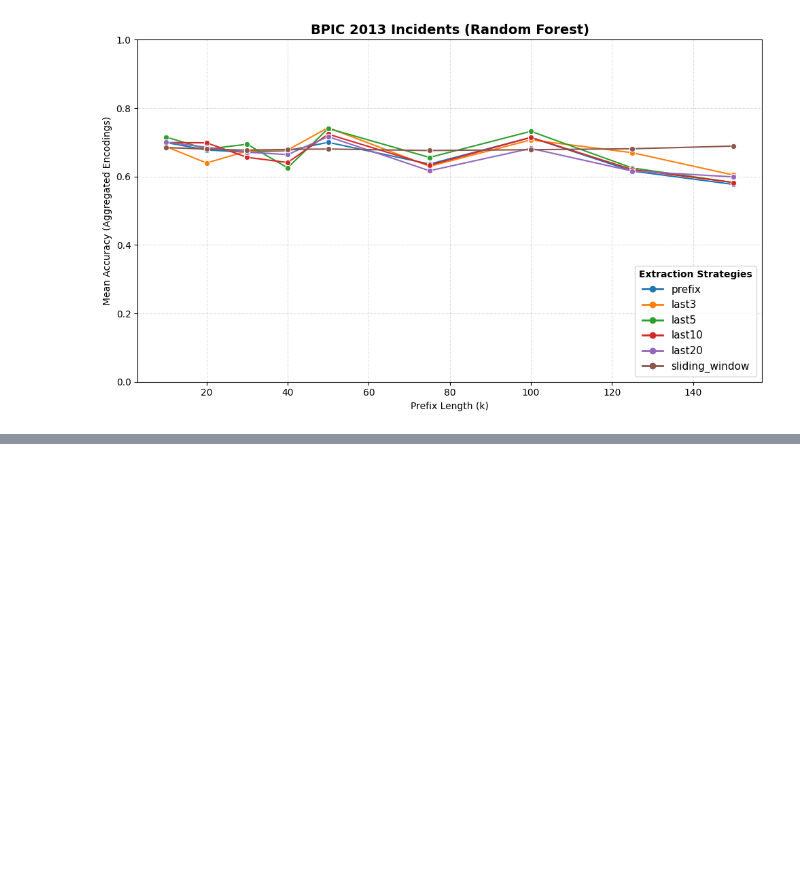
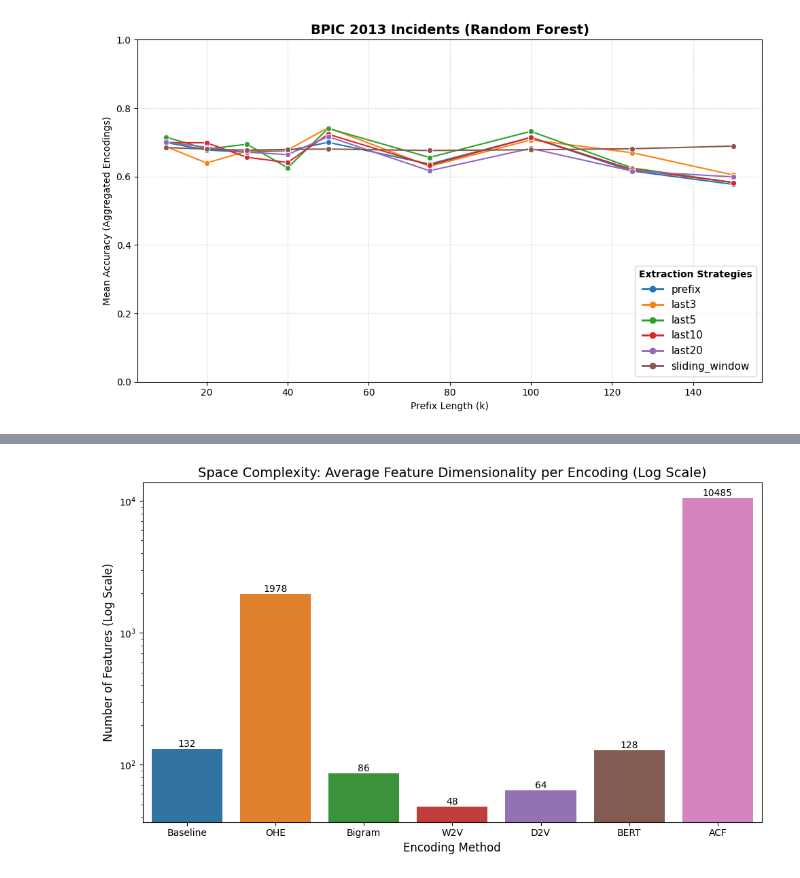
Before and after one commit to GijsCK/Resource-Centric-NAP, a Jupyter notebook: data_analysis.ipynb, the cells around one changed output, grey strips where cells are left out. Cells and saved outputs as stored; diff of their text form; code cells hidden in the pictures; blank space fills up the shorter version.

```diff
--- a/data_analysis.ipynb
+++ b/data_analysis.ipynb
@@ -708,0 +812,91 @@ Passing `palette` without assigning `hue` is deprecated and will be removed in v
+# %%
+import pandas as pd
+import matplotlib.pyplot as plt
+import seaborn as sns
+
+# 1. Load the complexity datasets
+df_comp_13 = pd.read_csv('results/encoding_complexity_2013.csv')
+df_comp_17 = pd.read_csv('results/encoding_complexity_2017.csv')
+df_comp_18 = pd.read_csv('results/encoding_complexity_2018.csv')
+df_comp_19 = pd.read_csv('results/encoding_complexity_2019.csv')
+
+# Combine them all
+df_comp_all = pd.concat([df_comp_13, df_comp_17, df_comp_18, df_comp_19], ignore_index=True)
+
+# Clean and order encodings
+encodings = ['Baseline', 'OHE', 'Bigram', 'W2V', 'D2V', 'BERT', 'ACF']
+df_comp_all = df_comp_all[df_comp_all['method'].isin(encodings)].copy()
+df_comp_all['method'] = pd.Categorical(df_comp_all['method'], categories=encodings, ordered=True)
+
+# ---------------------------------------------------------
+# Figure 1: Space Complexity (Dimensionality)
+# ---------------------------------------------------------
+plt.figure(figsize=(10, 6))
+sns.barplot(
+    data=df_comp_all,
+    x='method',
+    y='n_features',
+    palette='tab10',
+    errorbar=None # Turn off error bars to keep it clean, as we want to show the massive variance
+)
+plt.yscale('log') # CRITICAL: OHE/ACF are huge, W2V is small. Log scale makes them comparable.
+plt.title('Space Complexity: Average Feature Dimensionality per Encoding (Log Scale)', fontsize=14)
+plt.ylabel('Number of Features (Log Scale)', fontsize=12)
+plt.xlabel('Encoding Method', fontsize=12)
+
+# Annotate the bars with the actual mean value for clarity
+means_features = df_comp_all.groupby('method', observed=False)['n_features'].mean()
+for i, mean_val in enumerate(means_features):
+    plt.text(i, mean_val, f'{int(mean_val)}', ha='center', va='bottom', fontsize=10)
+
+plt.tight_layout()
+plt.savefig('complexity_space_features.png', dpi=300)
+plt.show()
+
+# ---------------------------------------------------------
+# Figure 2: Time Complexity (Encoding Time per Trace)
+# ---------------------------------------------------------
+plt.figure(figsize=(10, 6))
+sns.barplot(
+    data=df_comp_all,
+    x='method',
+    y='encode_time_per_trace_ms',
+    palette='Set1',
+    errorbar=None
+)
+plt.title('Time Complexity: Average Encoding Time per Process Trace', fontsize=14)
+plt.ylabel('Encoding Time per Trace (ms)', fontsize=12)
+plt.xlabel('Encoding Method', fontsize=12)
+
+# Annotate the bars
+means_time = df_comp_all.groupby('method', observed=False)['encode_time_per_trace_ms'].mean()
+for i, mean_val in enumerate(means_time):
+    plt.text(i, mean_val, f'{mean_val:.2f} ms', ha='center', va='bottom', fontsize=10)
+
+plt.tight_layout()
+plt.savefig('complexity_time_per_trace.png', dpi=300)
+plt.show()
+
+# ---------------------------------------------------------
+# Table: Summary for your Thesis Appendix/Results
+# ---------------------------------------------------------
+# ---------------------------------------------------------
+# Table: Summary with Means and Standard Deviations
+# ---------------------------------------------------------
+summary_table = df_comp_all.groupby('method', observed=False).agg({
+    'n_features': ['mean', 'std'],
+    'encode_time_per_trace_ms': ['mean', 'std'],
+    'pretrain_time_seconds': ['mean', 'std']
+}).round(2)
+
+# Flatten the multi-index columns
+summary_table.columns = [f"{col[0]}_{col[1]}" for col in summary_table.columns]
+summary_table = summary_table.reset_index()
+
+# FIX: Only fill NaNs in numeric columns to avoid the Categorical error
+numeric_cols = summary_table.select_dtypes(include=['number']).columns
+summary_table[numeric_cols] = summary_table[numeric_cols].fillna(0)
+
+print("\n--- Summary Table for Thesis (Mean & SD) ---")
+print(summary_table.to_string(index=False))
+# %% [output]
@@ -708,0 +906 @@ Passing `palette` without assigning `hue` is deprecated and will be removed in v
+[figure, added]
```
Also changed, not shown: parts of 6 cells of this notebook, 13 other files.
